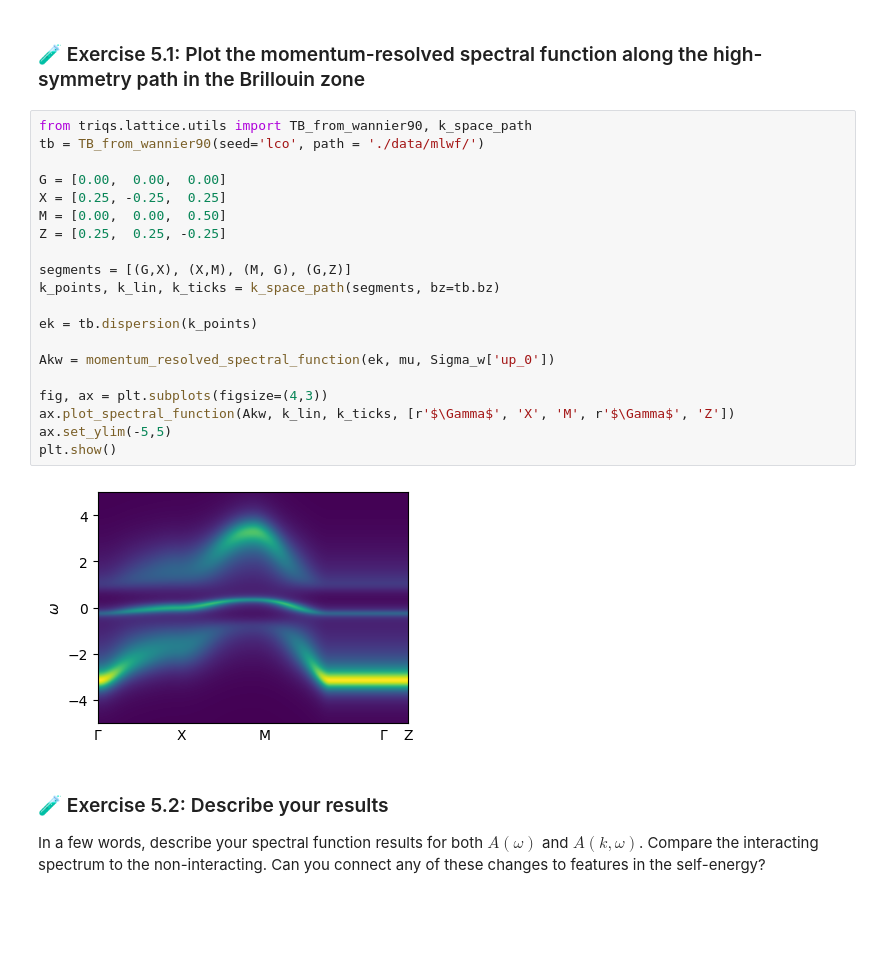
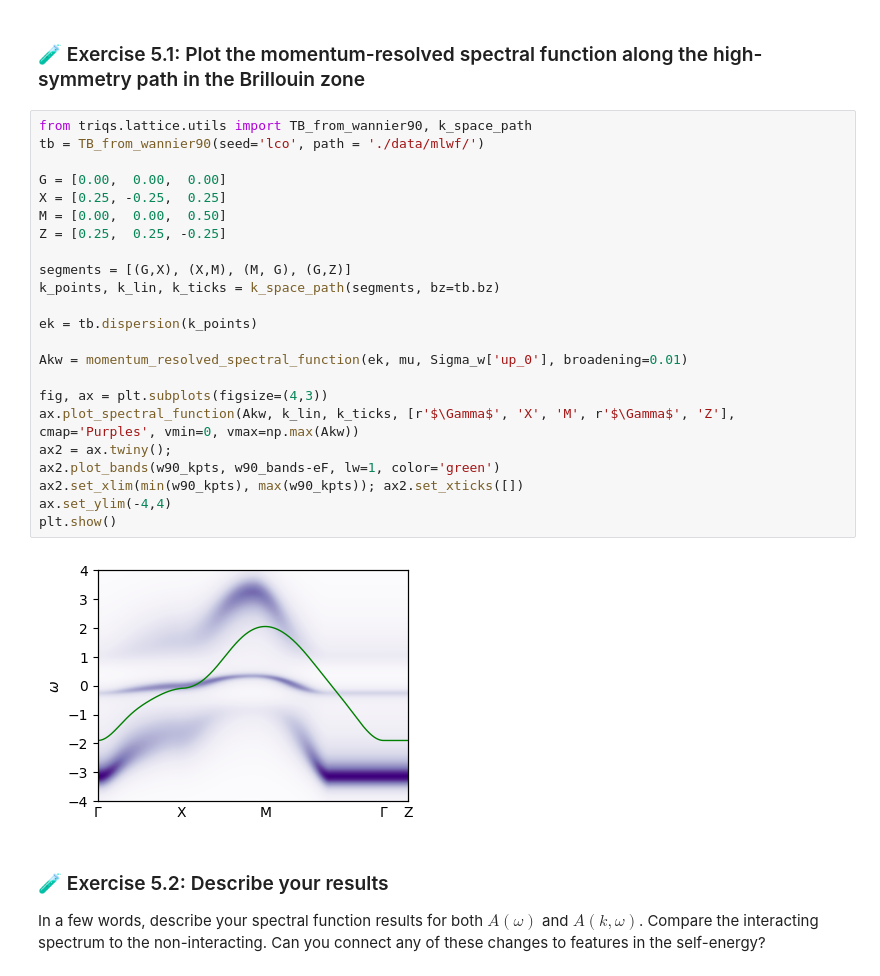
Before and after one commit to harrisonlabollita/TRIQS-tutorials, a Jupyter notebook: ModEST-DMFT/01s-modest.ipynb, the cells around one changed output. Drawn from its saved outputs; the diff is of its cells as text; blank space fills up the shorter version.

```diff
--- a/ModEST-DMFT/01s-modest.ipynb
+++ b/ModEST-DMFT/01s-modest.ipynb
@@ -940,25 +946,28 @@ Z= 0.21096384925692874
 # %%
 from triqs.lattice.utils import TB_from_wannier90, k_space_path
 tb = TB_from_wannier90(seed='lco', path = './data/mlwf/')
 
 G = [0.00,  0.00,  0.00]
 X = [0.25, -0.25,  0.25]
 M = [0.00,  0.00,  0.50]
 Z = [0.25,  0.25, -0.25]
 
 segments = [(G,X), (X,M), (M, G), (G,Z)]
 k_points, k_lin, k_ticks = k_space_path(segments, bz=tb.bz)
 
 ek = tb.dispersion(k_points)
 
-Akw = momentum_resolved_spectral_function(ek, mu, Sigma_w['up_0'])
+Akw = momentum_resolved_spectral_function(ek, mu, Sigma_w['up_0'], broadening=0.01)
 
 fig, ax = plt.subplots(figsize=(4,3))
-ax.plot_spectral_function(Akw, k_lin, k_ticks, [r'$\Gamma$', 'X', 'M', r'$\Gamma$', 'Z'])
-ax.set_ylim(-5,5)
+ax.plot_spectral_function(Akw, k_lin, k_ticks, [r'$\Gamma$', 'X', 'M', r'$\Gamma$', 'Z'], cmap='Purples', vmin=0, vmax=np.max(Akw))
+ax2 = ax.twiny();
+ax2.plot_bands(w90_kpts, w90_bands-eF, lw=1, color='green')
+ax2.set_xlim(min(w90_kpts), max(w90_kpts)); ax2.set_xticks([])
+ax.set_ylim(-4,4)
 plt.show()
 # %% [output]
-[figure, old version]
+[figure, new version]
 # %% [markdown]
 ### 🧪 Exercise 5.2: Describe your results
 In a few words, describe your spectral function results for both $A(\omega)$ and $A(k, \omega)$. Compare the interacting spectrum to the non-interacting. Can you connect any of these changes to features in the self-energy?
```
Also changed, not shown: parts of 25 cells of this notebook.
